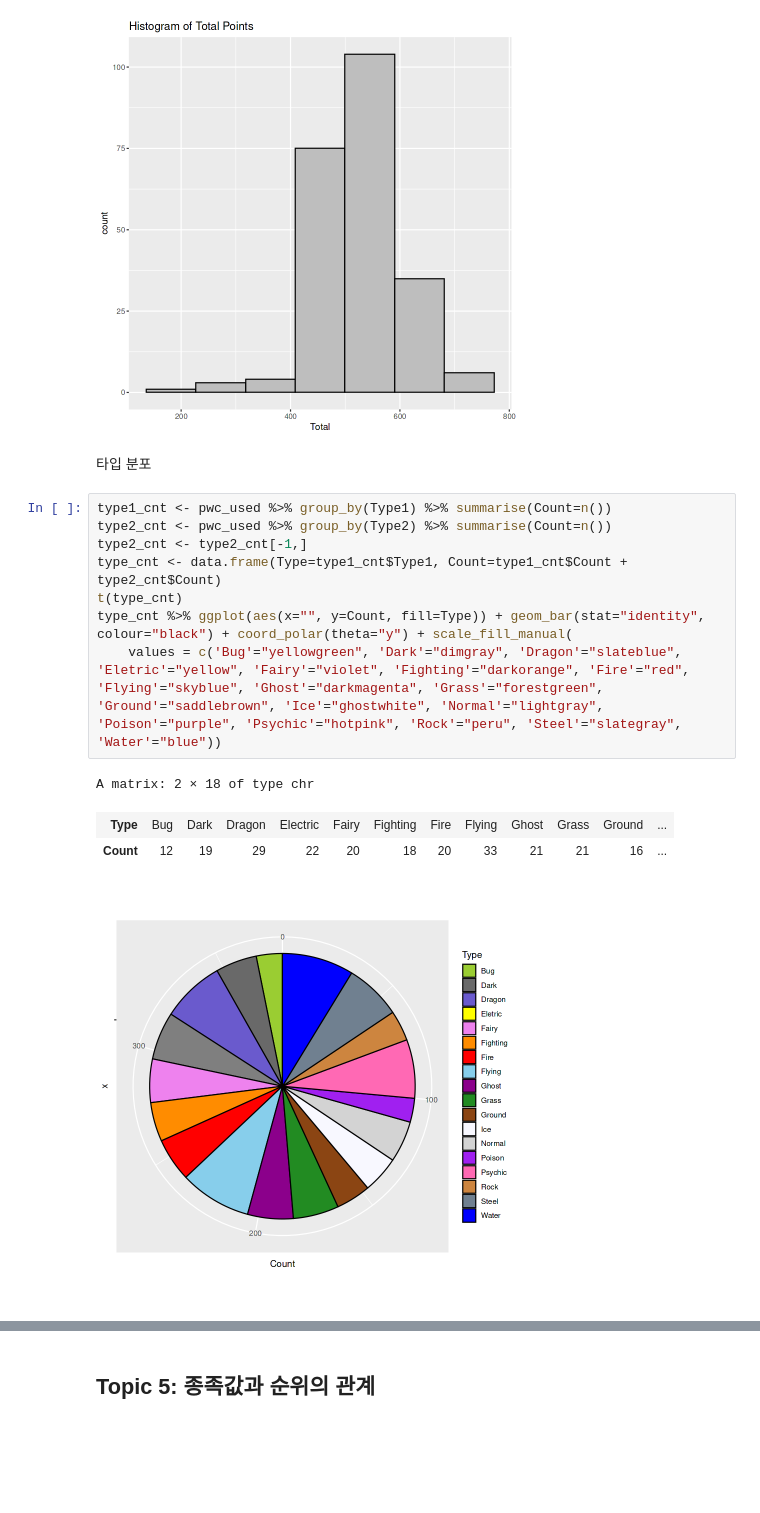
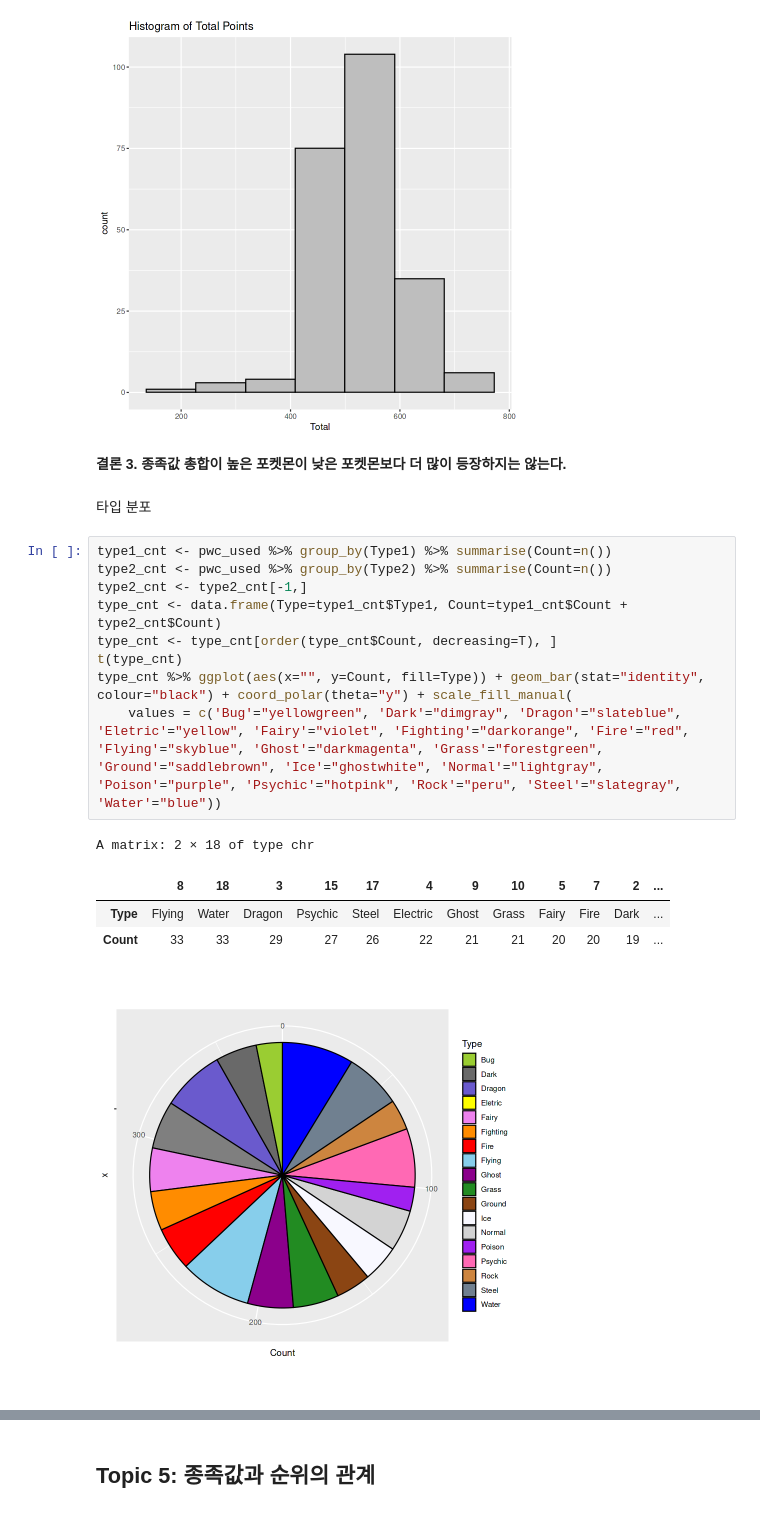
Before and after one commit to stop1one/Analyzing-Pokemon-Championship, a Jupyter notebook: analyzing-pokemon.ipynb, the cells around one changed output, grey strips where cells are left out. Drawn from its saved outputs; the diff is of its cells as text; blank space fills up the shorter version.

```diff
--- a/analyzing-pokemon.ipynb
+++ b/analyzing-pokemon.ipynb
@@ -486,18 +504,22 @@ A data.frame: 6 × 17
 pwc_used %>% ggplot(aes(Total)) + geom_histogram(bins=7, colour='black', fill="gray") + labs(title="Histogram of Total Points")
 # %% [output]
 [figure]
+# %% [markdown]
+**결론 3. 종족값 총합이 높은 포켓몬이 낮은 포켓몬보다 더 많이 등장하지는 않는다.**
 # %% [markdown]
 타입 분포
 # %%
 type1_cnt <- pwc_used %>% group_by(Type1) %>% summarise(Count=n())
 type2_cnt <- pwc_used %>% group_by(Type2) %>% summarise(Count=n())
 type2_cnt <- type2_cnt[-1,]
 type_cnt <- data.frame(Type=type1_cnt$Type1, Count=type1_cnt$Count + type2_cnt$Count)
+type_cnt <- type_cnt[order(type_cnt$Count, decreasing=T), ]
 t(type_cnt)
 type_cnt %>% ggplot(aes(x="", y=Count, fill=Type)) + geom_bar(stat="identity", colour="black") + coord_polar(theta="y") + scale_fill_manual(
     values = c('Bug'="yellowgreen", 'Dark'="dimgray", 'Dragon'="slateblue", 'Eletric'="yellow", 'Fairy'="violet", 'Fighting'="darkorange", 'Fire'="red", 'Flying'="skyblue", 'Ghost'="darkmagenta", 'Grass'="forestgreen", 'Ground'="saddlebrown", 'Ice'="ghostwhite", 'Normal'="lightgray", 'Poison'="purple", 'Psychic'="hotpink", 'Rock'="peru", 'Steel'="slategray", 'Water'="blue"))
 # %% [output]
 A matrix: 2 × 18 of type chr
-| Type | Bug | Dark | Dragon | Electric | Fairy | Fighting | Fire | Flying | Ghost | Grass | Ground | ... |
-| Count | 12 | 19 | 29 | 22 | 20 | 18 | 20 | 33 | 21 | 21 | 16 | ... |
+|  | 8 | 18 | 3 | 15 | 17 | 4 | 9 | 10 | 5 | 7 | 2 | ... |
+| Type | Flying | Water | Dragon | Psychic | Steel | Electric | Ghost | Grass | Fairy | Fire | Dark | ... |
+| Count | 33 | 33 | 29 | 27 | 26 | 22 | 21 | 21 | 20 | 20 | 19 | ... |
 [figure]
```
Also changed, not shown: parts of 69 cells of this notebook.
